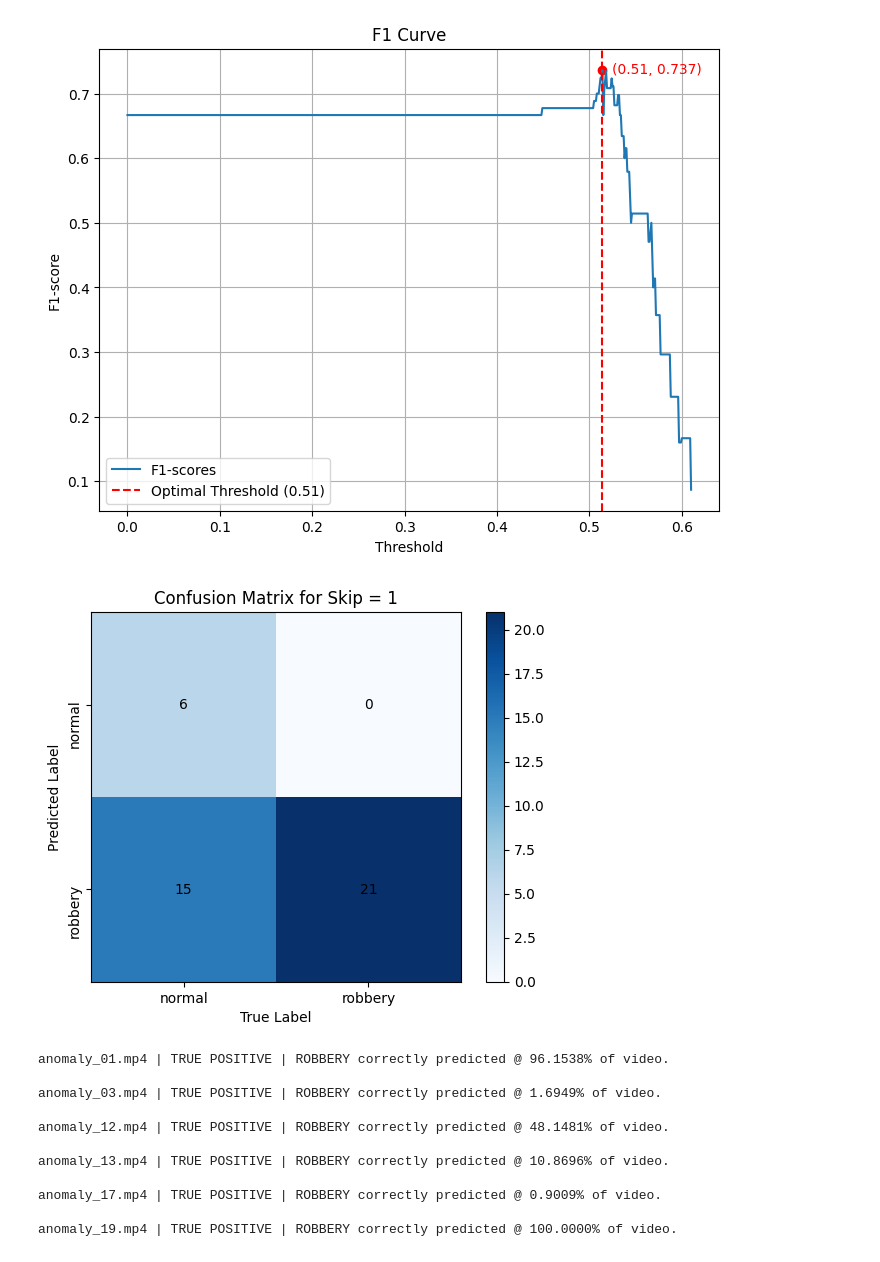
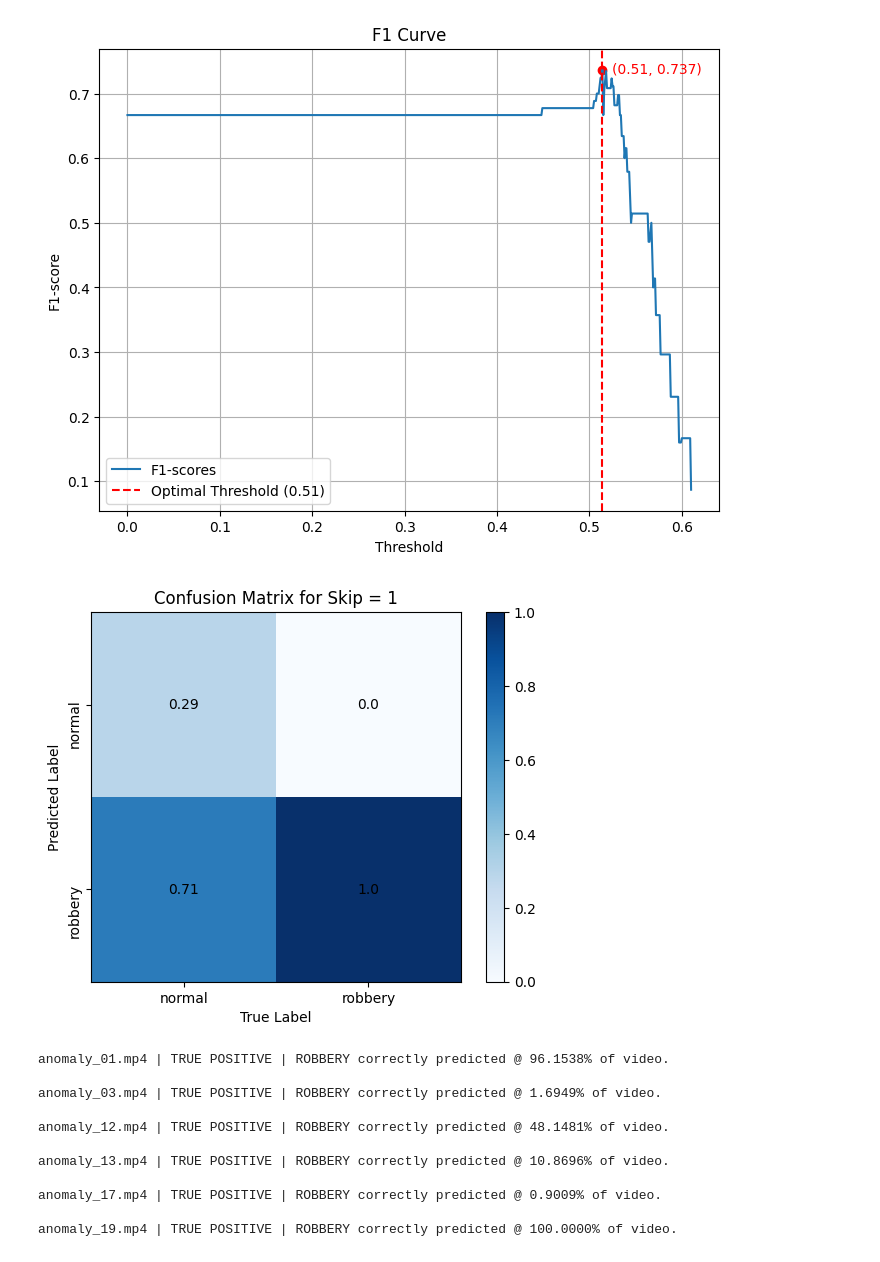
Before and after one commit to jblagana/eee-capstone, a Jupyter notebook: inference/LSTM_v2/conf_0.481/evaluation/lstm_model_skip1_f1=0.7368_th=0.514.ipynb, the cells around one changed output. Drawn from its saved outputs; the diff is of its cells as text; code cells hidden in the pictures.

```diff
--- a/inference/LSTM_v2/conf_0.481/evaluation/lstm_model_skip1_f1=0.7368_th=0.514.ipynb
+++ b/inference/LSTM_v2/conf_0.481/evaluation/lstm_model_skip1_f1=0.7368_th=0.514.ipynb
@@ -45,7 +45,7 @@ def view_test(X_test):
 n_features = 6  # Number of features
 sequence_length = 20  # Length of each sequence
 
-df = pd.read_csv(f'training_csv/train_inf5050_conf0.481_skip{skip}.csv')
+df = pd.read_csv(f'../training_csv/train_inf5050_conf0.481_skip{skip}.csv')
 video_ids = df['video_id'].unique()
 
 # Split video IDs into train, validation, and test sets
@@ -192,6 +192,12 @@ model = LSTMModel(input_size, hidden_size)
 # criterion = nn.MSELoss()-------------------------------------------
 criterion = nn.BCELoss()
 optimizer = torch.optim.Adam(model.parameters(), lr=0.001)
+# %%
+
+# Define loss function and optimizer
+# criterion = nn.MSELoss()-------------------------------------------
+criterion = nn.BCELoss()
+optimizer = torch.optim.Adam(model.parameters(), lr=0.001)
 # %%
 # Initialize empty lists to store training losses
 train_losses = []
@@ -263,13 +269,13 @@ print(f"Best model at epoch {best_epoch}.")
 # %% [output]
 Best model at epoch 9.
 # %%
-# # Create an instance of the LSTM model
-# model = LSTMModel(n_features, hidden_size=64)
+# Create an instance of the LSTM model
+model = LSTMModel(n_features, hidden_size=64)
 
 # # Load the saved weights
-# model.load_state_dict(torch.load('lstm_models\lstm_model_skip4_0.453.pt'))
-# model.eval()  # Set the model to evaluation mode
-# optimal_threshold = 0.453
+model.load_state_dict(torch.load('..\lstm_models\lstm_model_skip1_f1=0.7368_th=0.514.pt'))
+model.eval()  # Set the model to evaluation mode
+optimal_threshold = 0.514
 # %%
 # Find optimal threshold based on best F1-score
 thresholds = np.arange(0, 1, 0.001)
@@ -413,33 +419,38 @@ plt.show()
 [figure]
 # %%
 # Create the confusion matrix
-conf_matrix = np.array([[best_TN, best_FP],
-                         [best_FN, best_TP]])
+norm_TN = round(best_TN/21, 2)
+norm_FP = round(best_FP/21, 2)
+norm_FN = round(best_FN/21, 2)
+norm_TP = round(best_TP/21, 2)
+
+conf_matrix = np.array([[norm_TN, norm_FP],
+                         [norm_FN, norm_TP]])
 
 # # Create the confusion matrix
 # conf_matrix = np.array([[TN, FP],
 #                          [FN, TP]])
 
 # Transpose the matrix
 conf_matrix_transposed = conf_matrix.T
 
 # Plot the transposed confusion matrix
 plt.imshow(conf_matrix_transposed, cmap='Blues', interpolation='nearest')
 plt.colorbar()
 plt.xticks([0, 1], ['normal', 'robbery'])  # Set custom x-axis labels
 plt.yticks([0, 1], ['normal', 'robbery'], rotation='vertical')  # Set custom y-axis labels
 
 # Add text annotations
 for i in range(2):
     for j in range(2):
         plt.text(j, i, str(conf_matrix_transposed[i, j]), ha='center', va='center', color='black')
 
 plt.title(f'Confusion Matrix for Skip = {skip}')
 plt.xlabel('True Label')  # Add x-axis label
 plt.ylabel('Predicted Label')  # Add y-axis label
 plt.show()
 # %% [output]
-[figure, old version]
+[figure, new version]
 # %%
 # Initialize variables
 verdict = ''
```
Also changed, not shown: 5 other files.
